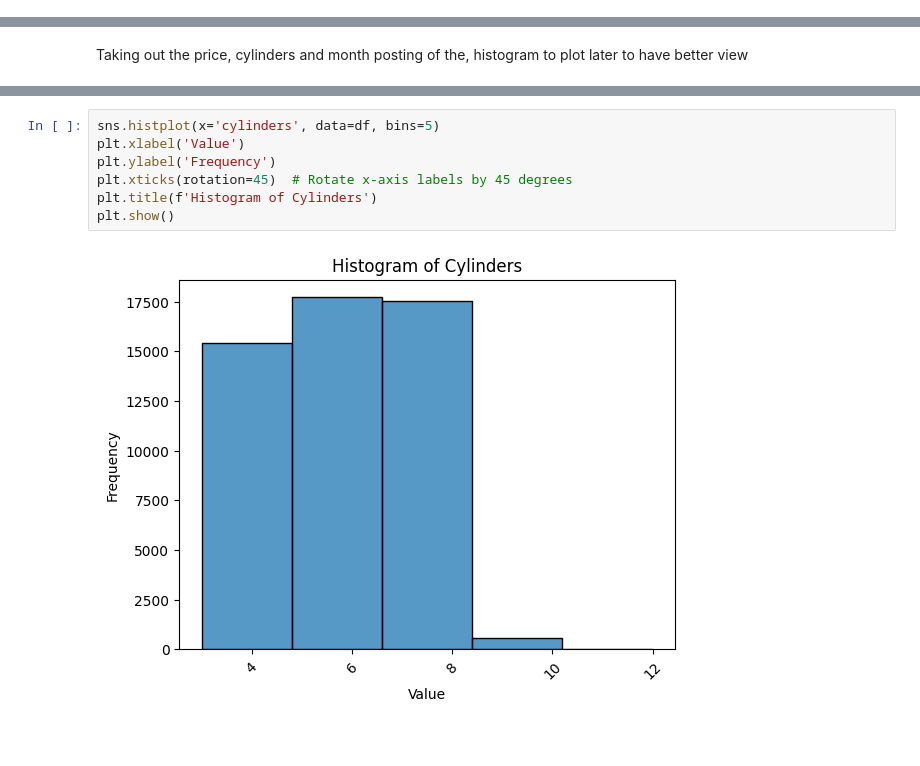
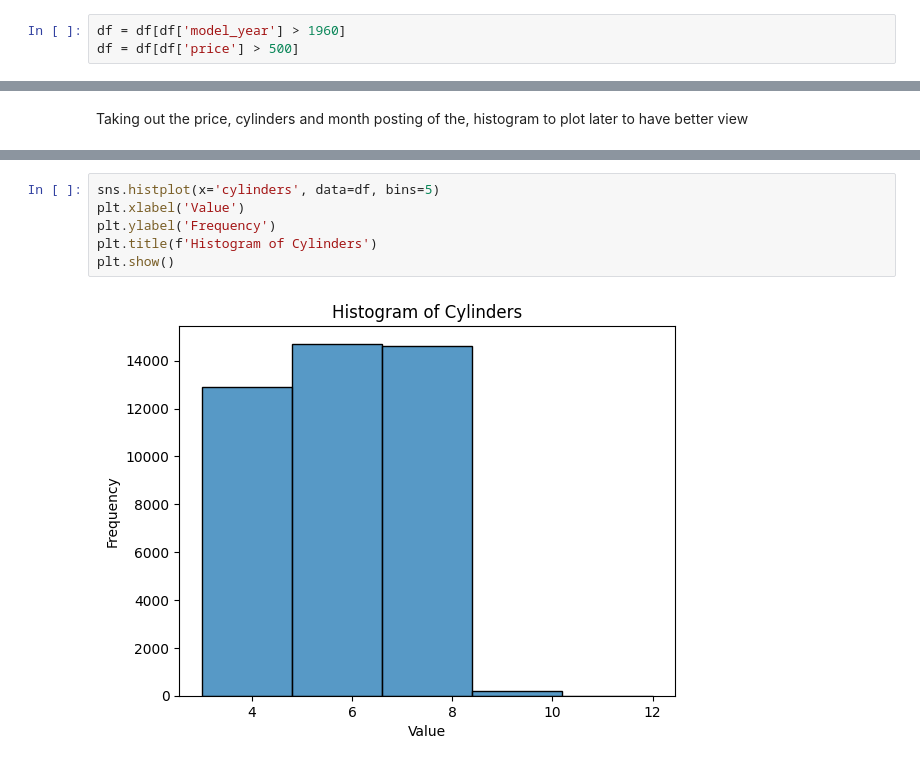
Before and after one commit to TirsoPaneque/SoftwareDevelopmentToolsProject, a Jupyter notebook: notebooks/EDA.ipynb, the cells around one changed output, grey strips where cells are left out. Saved outputs shown, nothing was run; the diff lists cells and outputs as text; blank space fills up the shorter version.

```diff
--- a/notebooks/EDA.ipynb
+++ b/notebooks/EDA.ipynb
@@ -166,0 +169,3 @@ df['month_posted'] = df['date_posted'].dt.month
+# %%
+df = df[df['model_year'] > 1960]
+df = df[df['price'] > 500]
@@ -372,11 +362,10 @@ plot_numeric_histograms(df.drop(['price', 'cylinders', 'month_posted'], axis=1))
 # %%
 sns.histplot(x='cylinders', data=df, bins=5)
 plt.xlabel('Value')
 plt.ylabel('Frequency')
-plt.xticks(rotation=45)  # Rotate x-axis labels by 45 degrees
 plt.title(f'Histogram of Cylinders')
 plt.show()
 # %% [output]
-[figure, old version]
+[figure, new version]
 # %%
 sns.histplot(x='month_posted', data=df, bins=12)
```
Also changed, not shown: parts of 17 cells of this notebook.
